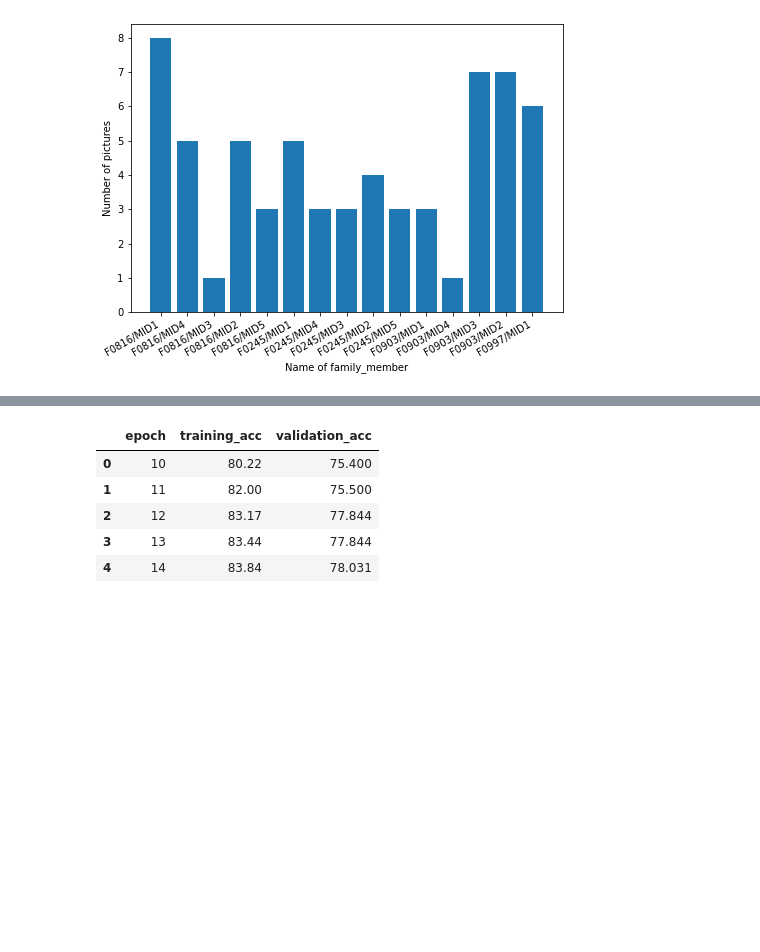
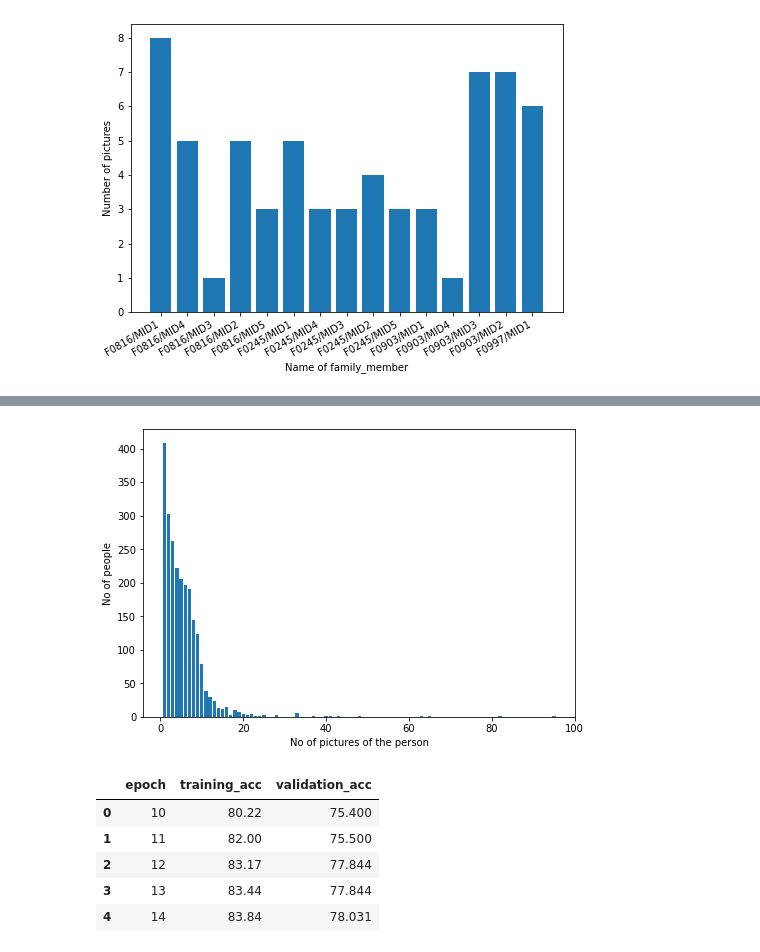
Before and after one commit to ash0411/fiw, a Jupyter notebook: fiwVisulalization.ipynb, the cells around one changed output, grey strips where cells are left out. Cells and saved outputs as stored; diff of their text form; code cells hidden in the pictures; blank space fills up the shorter version.

```diff
--- a/fiwVisulalization.ipynb
+++ b/fiwVisulalization.ipynb
@@ -255 +224,13 @@ mem1.plot.box()
+# %%
+# plotting the bar graph for
+fig = plt.figure()
+ax = fig.add_axes([0,0,1,1])
+x = mem1['picture_count']
+labels = mem1[0]
+ax.bar(x,labels)
+plt.xlabel('No of pictures of the person')
+plt.ylabel('No of people')
+plt.show()
+# %% [output]
+[figure, added]
 # %%
```
Also changed, not shown: parts of 34 cells of this notebook.
